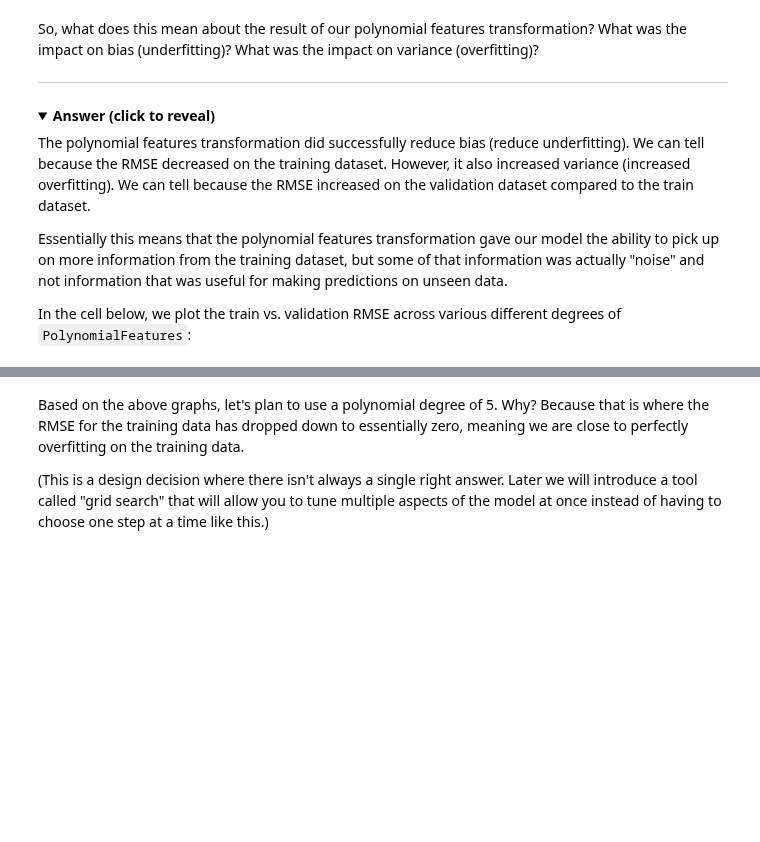
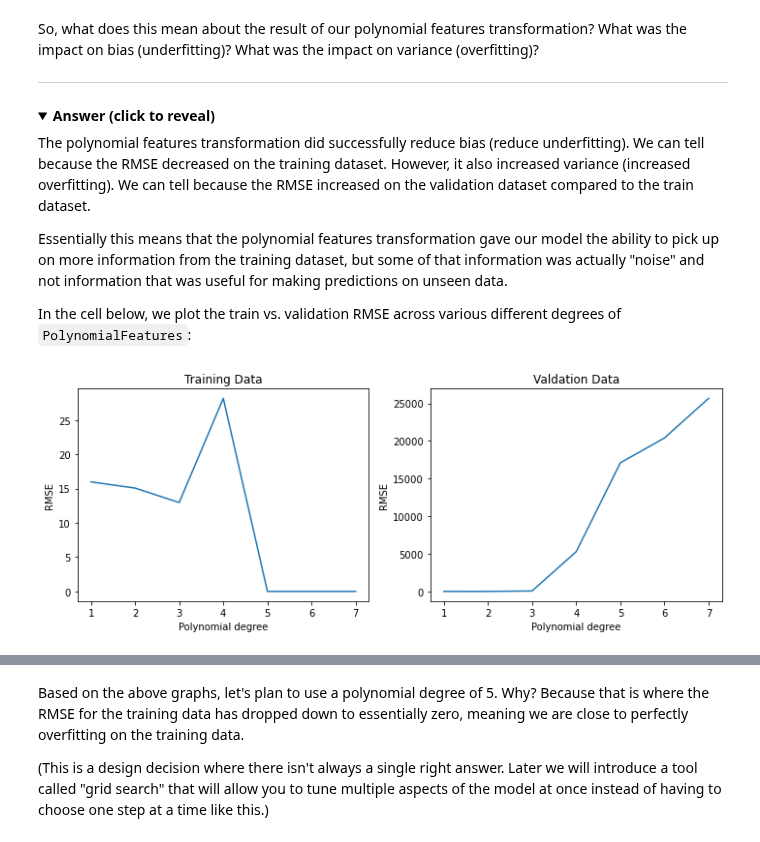
Before and after one commit to AaronOnserio/dsc-ml-fundamentals-lab, a Jupyter notebook: index.ipynb, the cells around one changed output, grey strips where cells are left out. Cells and saved outputs as stored; diff of their text form; code cells hidden in the pictures; folded sections open; blank space fills up the shorter version.

```diff
--- a/index.ipynb
+++ b/index.ipynb
@@ -404,6 +404,43 @@ Essentially this means that the polynomial features transformation gave our mode
 </details>
 
 In the cell below, we plot the train vs. validation RMSE across various different degrees of `PolynomialFeatures`:
+# %%
+train_rmse = []
+val_rmse = []
+
+degrees = list(range(1, 8))
+for degree in degrees:
+
+    poly = PolynomialFeatures(degree)
+    X_train_poly = poly.fit_transform(X_train)
+    baseline_model.fit(X_train_poly, y_train)
+
+    y_pred_poly = baseline_model.predict(X_train_poly)
+    train_rmse.append(mean_squared_error(y_train, y_pred_poly, squared=False))
+
+
+    poly_cv = cross_val_score(baseline_model, X_train_poly, y_train, scoring='neg_root_mean_squared_error')
+    val_rmse.append(-(poly_cv.mean()))
+
+
+import matplotlib.pyplot as plt
+
+fig, (ax1, ax2) = plt.subplots(figsize=(10,4), ncols=2)
+
+ax1.plot(degrees, train_rmse)
+ax1.set_title('Training Data')
+
+ax2.plot(degrees, val_rmse)
+ax2.set_title('Valdation Data')
+
+for ax in (ax1, ax2):
+    ax.set_xticks(degrees)
+    ax.set_xlabel('Polynomial degree')
+    ax.set_ylabel('RMSE')
+
+plt.tight_layout()
+# %% [output]
+[figure, added]
 # %%
 # Run this cell without changes
 
```
Also changed, not shown: parts of 15 cells of this notebook.
